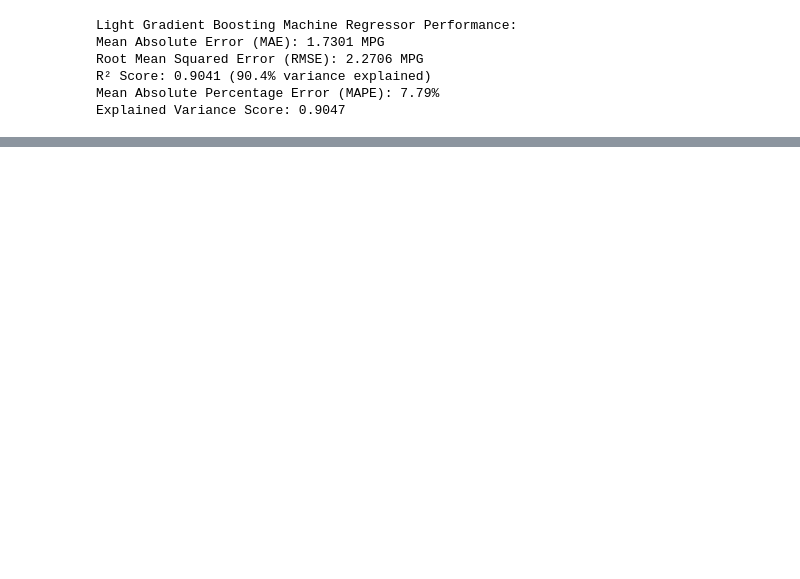
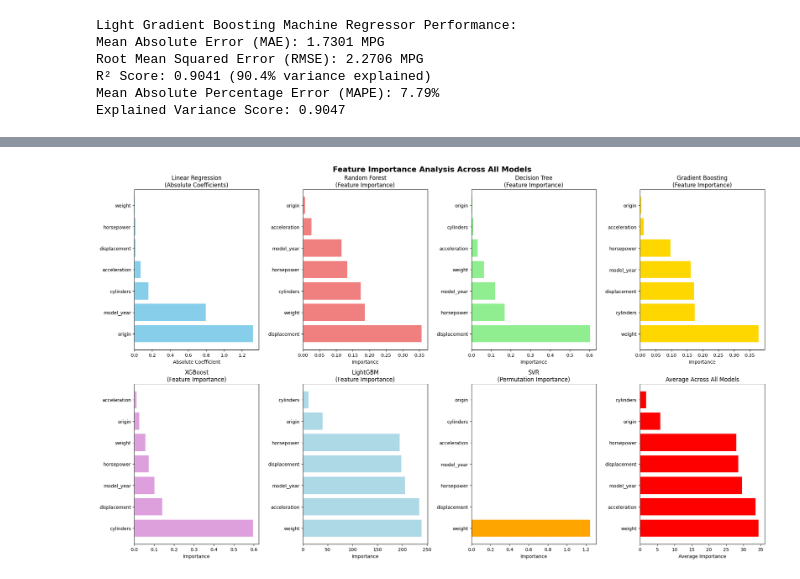
Before and after one commit to Ansareze/fuel_efficiency_prediction_and_analysis-, a Jupyter notebook: Fuel_Efficiency_Prediction.ipynb, the cells around one changed output, grey strips where cells are left out. Saved outputs shown, nothing was run; the diff lists cells and outputs as text; code cells hidden in the pictures; blank space fills up the shorter version.

```diff
--- a/Fuel_Efficiency_Prediction.ipynb
+++ b/Fuel_Efficiency_Prediction.ipynb
@@ -326,0 +766,85 @@ Explained Variance Score: 0.9047
+# %%
+
+# 11. Visualizations
+print("\n11. FEATURE IMPORTANCE VISUALIZATIONS:")
+print("-" * 40)
+
+# Create comprehensive visualization
+fig, axes = plt.subplots(2, 4, figsize=(20, 12))
+fig.suptitle('Feature Importance Analysis Across All Models', fontsize=16, fontweight='bold')
+
+# Plot 1: Linear Regression
+axes[0, 0].barh(lr_importance['Feature'], lr_importance['Abs_Coefficient'], color='skyblue')
+axes[0, 0].set_title('Linear Regression\n(Absolute Coefficients)')
+axes[0, 0].set_xlabel('Absolute Coefficient')
+
+# Plot 2: Random Forest
+axes[0, 1].barh(rf_importance['Feature'], rf_importance['Importance'], color='lightcoral')
+axes[0, 1].set_title('Random Forest\n(Feature Importance)')
+axes[0, 1].set_xlabel('Importance')
+
+# Plot 3: Decision Tree
+axes[0, 2].barh(dt_importance['Feature'], dt_importance['Importance'], color='lightgreen')
+axes[0, 2].set_title('Decision Tree\n(Feature Importance)')
+axes[0, 2].set_xlabel('Importance')
+
+# Plot 4: Gradient Boosting
+axes[0, 3].barh(gb_importance['Feature'], gb_importance['Importance'], color='gold')
+axes[0, 3].set_title('Gradient Boosting\n(Feature Importance)')
+axes[0, 3].set_xlabel('Importance')
+
+# Plot 5: XGBoost
+axes[1, 0].barh(xgb_importance['Feature'], xgb_importance['Importance'], color='plum')
+axes[1, 0].set_title('XGBoost\n(Feature Importance)')
+axes[1, 0].set_xlabel('Importance')
+
+# Plot 6: LightGBM
+axes[1, 1].barh(lgb_importance['Feature'], lgb_importance['Importance'], color='lightblue')
+axes[1, 1].set_title('LightGBM\n(Feature Importance)')
+axes[1, 1].set_xlabel('Importance')
+
+# Plot 7: SVR Permutation
+axes[1, 2].barh(svr_importance['Feature'], svr_importance['Importance'], color='orange')
+axes[1, 2].set_title('SVR\n(Permutation Importance)')
+axes[1, 2].set_xlabel('Importance')
+
+# Plot 8: Average Importance
+axes[1, 3].barh(all_importance['Feature'], all_importance['Average_Importance'], color='red')
+axes[1, 3].set_title('Average Across All Models')
+axes[1, 3].set_xlabel('Average Importance')
+
+plt.tight_layout()
+plt.show()
+
+# 12. Heatmap of Feature Importance
+print("\n12. FEATURE IMPORTANCE HEATMAP:")
+print("-" * 35)
+
+# Create heatmap data
+heatmap_data = all_importance.set_index('Feature').drop(['Average_Importance', 'Std_Importance'], axis=1)
+heatmap_data = heatmap_data.T
+
+plt.figure(figsize=(12, 8))
+sns.heatmap(heatmap_data, annot=True, cmap='YlOrRd', fmt='.3f', cbar_kws={'label': 'Feature Importance'})
+plt.title('Feature Importance Heatmap Across All Models', fontsize=14, fontweight='bold')
+plt.xlabel('Features')
+plt.ylabel('Models')
+plt.xticks(rotation=45)
+plt.yticks(rotation=0)
+plt.tight_layout()
+plt.show()
+
+# 13. Summary and Recommendations
+print("\n13. SUMMARY AND RECOMMENDATIONS:")
+print("-" * 35)
+
+print("MOST IMPORTANT FEATURES (Based on Average Importance):")
+top_features = all_importance.head(3)
+for idx, row in top_features.iterrows():
+    print(f"  {row['Feature']}: {row['Average_Importance']:.4f} ± {row['Std_Importance']:.4f}")
+
+print(f"LEAST IMPORTANT FEATURES:")
+bottom_features = all_importance.tail(3)
+for idx, row in bottom_features.iterrows():
+    print(f"  {row['Feature']}: {row['Average_Importance']:.4f} ± {row['Std_Importance']:.4f}")
+# %% [output]
@@ -326,0 +853 @@ Explained Variance Score: 0.9047
+[figure, added]
```
Also changed, not shown: parts of 31 cells of this notebook, 1 other file.
